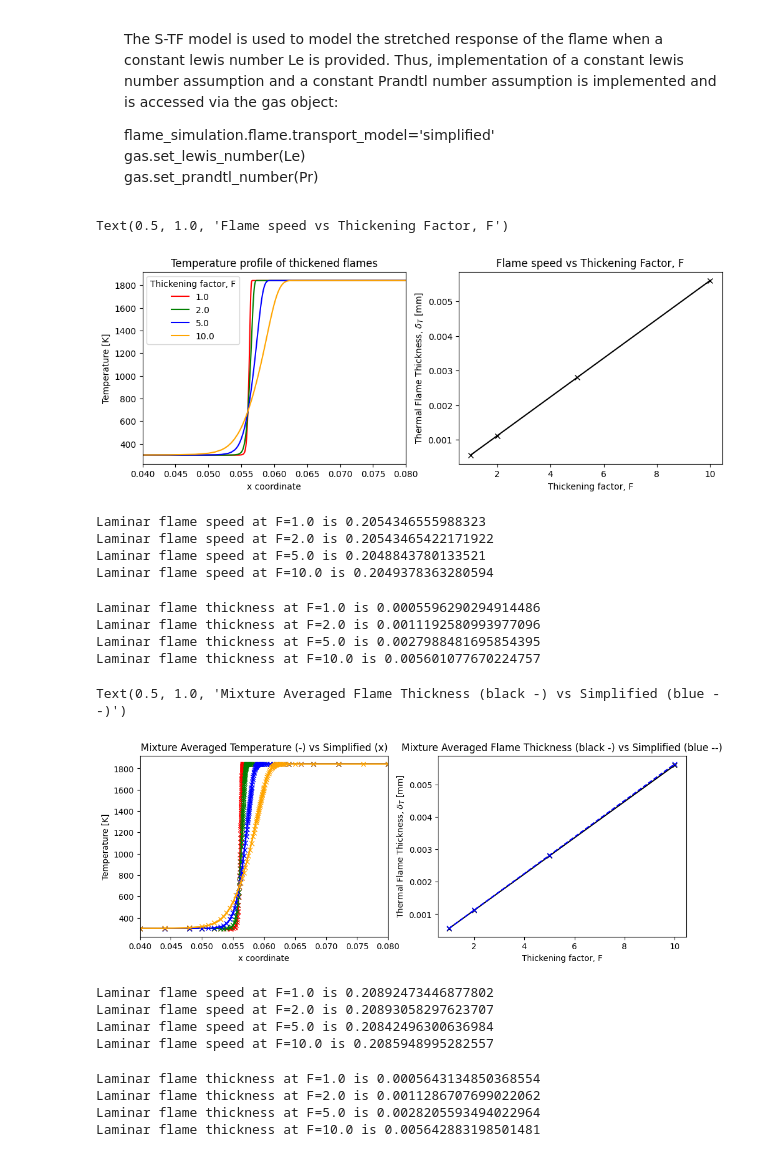
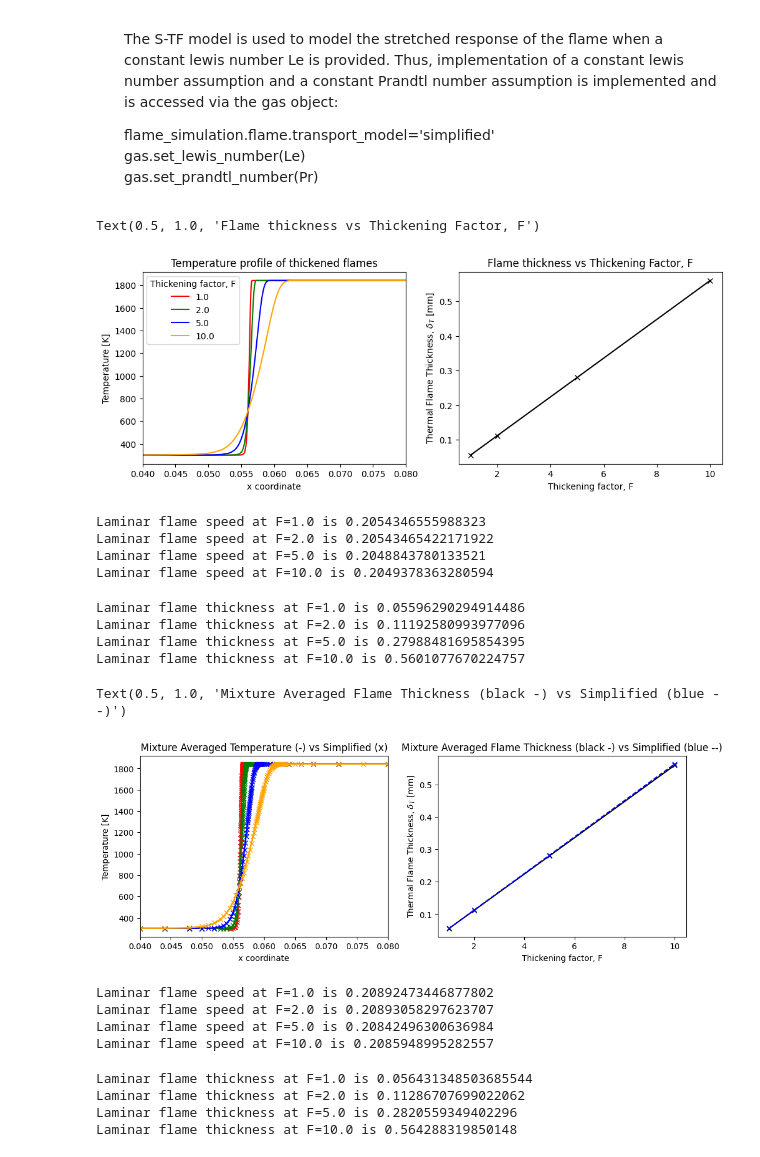
Before and after one commit to cilliant479/cantera-tcd, a Jupyter notebook: samples/python/stretchedTF/atf_simplified_validation.ipynb, the cells around one changed output. Saved outputs shown, nothing was run; the diff lists cells and outputs as text; code cells hidden in the pictures.

```diff
--- a/samples/python/stretchedTF/atf_simplified_validation.ipynb
+++ b/samples/python/stretchedTF/atf_simplified_validation.ipynb
@@ -43,7 +43,7 @@ def thermal_flame_thickness(flame):
     dTdx = np.gradient(flame.T, flame.grid)
     Tmax = flame.T.max()
     Tmin = flame.T.min()
-    return (Tmax - Tmin) / dTdx.max()
+    return 100*(Tmax - Tmin) / dTdx.max()
 # %%
 def compute_sl(flame):
     return flame.velocity[0]
@@ -66,21 +66,21 @@ for i in range(0,len(F)):
 # %%
 ## Plot temperature profiles and flame thickness of each flame.
 fig, ax = plt.subplots(1, 2, figsize=(12, 4))  # wider figure
 for i in range(0,len(F)):
     ax[0].plot(flame_list[i].grid, flame_list[i].T,color=colours[i])
     ax[0].set_xlim(0.04,0.08)
     ax[0].set_xlabel('x coordinate')
     ax[0].set_ylabel('Temperature [K]')
     ax[0].legend(F,title="Thickening factor, F")
     ax[0].set_title('Temperature profile of thickened flames')
 
 ax[1].plot(F, df_list, 'k-x')
 ax[1].set_xlabel('Thickening factor, F')
 ax[1].set_ylabel(r'Thermal Flame Thickness, $\delta_T$ [mm]')
-ax[1].set_title('Flame speed vs Thickening Factor, F')
+ax[1].set_title('Flame thickness vs Thickening Factor, F')
 # %% [output]
-Text(0.5, 1.0, 'Flame speed vs Thickening Factor, F')
+Text(0.5, 1.0, 'Flame thickness vs Thickening Factor, F')
-[figure, old version]
+[figure, new version]
 # %%
 # Verify laminar flame speed is constant
 for i in range(0,len(F)):
@@ -90,15 +90,15 @@ Laminar flame speed at F=1.0 is 0.2054346555988323
 Laminar flame speed at F=2.0 is 0.20543465422171922
 Laminar flame speed at F=5.0 is 0.2048843780133521
 Laminar flame speed at F=10.0 is 0.2049378363280594
-# %%
-# Verify laminar flame speed is constant
-for i in range(0,len(F)):
-    print(f"Laminar flame thickness at F={F[i]} is {df_list[i]}")
-# %% [output]
-Laminar flame thickness at F=1.0 is 0.0005596290294914486
-Laminar flame thickness at F=2.0 is 0.0011192580993977096
-Laminar flame thickness at F=5.0 is 0.0027988481695854395
-Laminar flame thickness at F=10.0 is 0.005601077670224757
+# %%
+# Verify laminar flame speed is constant
+for i in range(0,len(F)):
+    print(f"Laminar flame thickness at F={F[i]} is {df_list[i]}")
+# %% [output]
+Laminar flame thickness at F=1.0 is 0.05596290294914486
+Laminar flame thickness at F=2.0 is 0.11192580993977096
+Laminar flame thickness at F=5.0 is 0.27988481695854395
+Laminar flame thickness at F=10.0 is 0.5601077670224757
 # %%
 # Create a flame with simplified transport model to compare with the mixture averaged transport model
 simplified_flame_list = []
@@ -135,7 +135,7 @@ ax[1].set_ylabel(r'Thermal Flame Thickness, $\delta_T$ [mm]')
 ax[1].set_title('Mixture Averaged Flame Thickness (black -) vs Simplified (blue --)')
 # %% [output]
 Text(0.5, 1.0, 'Mixture Averaged Flame Thickness (black -) vs Simplified (blue --)')
-[figure, old version]
+[figure, new version]
 # %%
 # Verify laminar flame speed is constant
 for i in range(0,len(F)):
@@ -150,7 +150,7 @@ Laminar flame speed at F=10.0 is 0.2085948995282557
 for i in range(0,len(F)):
     print(f"Laminar flame thickness at F={F[i]} is {simplified_df_list[i]}")
 # %% [output]
-Laminar flame thickness at F=1.0 is 0.0005643134850368554
-Laminar flame thickness at F=2.0 is 0.0011286707699022062
-Laminar flame thickness at F=5.0 is 0.0028205593494022964
-Laminar flame thickness at F=10.0 is 0.005642883198501481
+Laminar flame thickness at F=1.0 is 0.056431348503685544
+Laminar flame thickness at F=2.0 is 0.11286707699022062
+Laminar flame thickness at F=5.0 is 0.2820559349402296
+Laminar flame thickness at F=10.0 is 0.564288319850148
```
Also changed, not shown: 1 other file.
